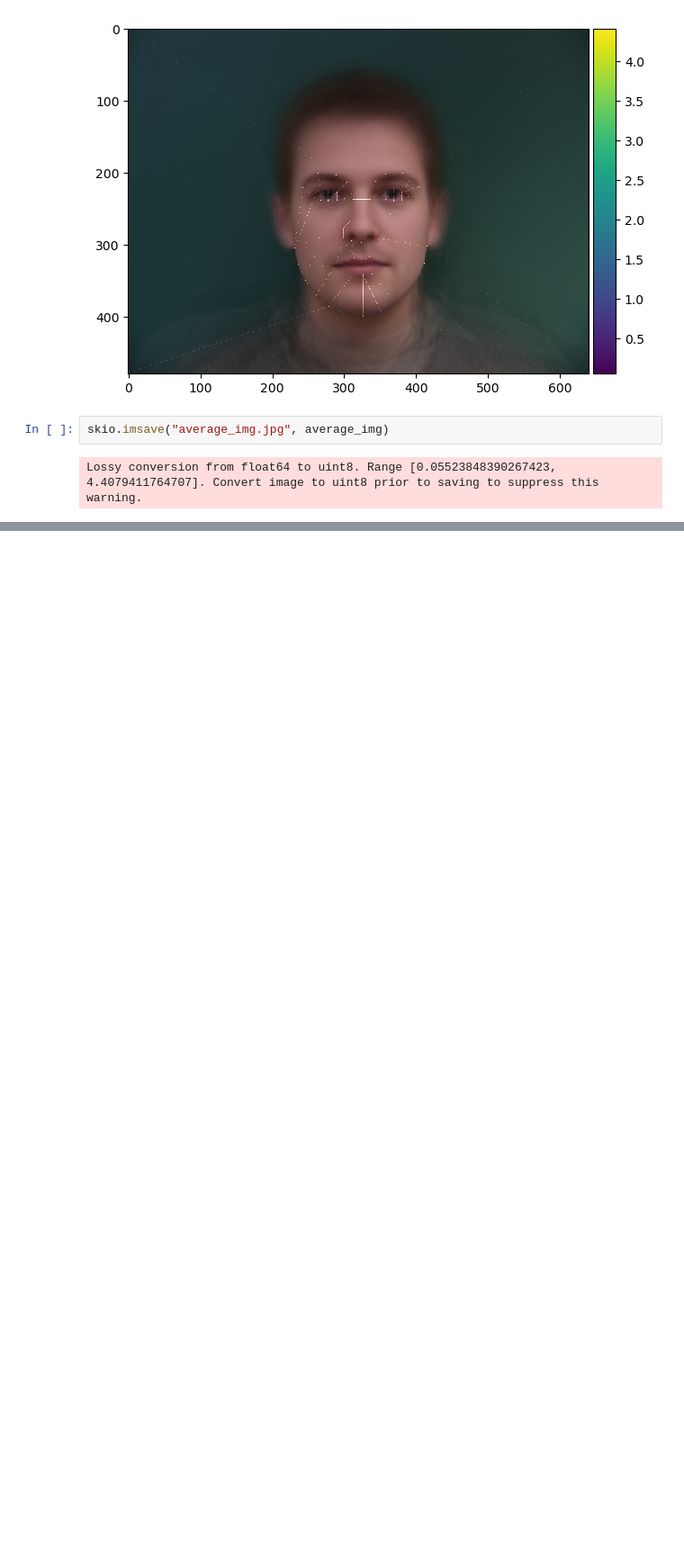
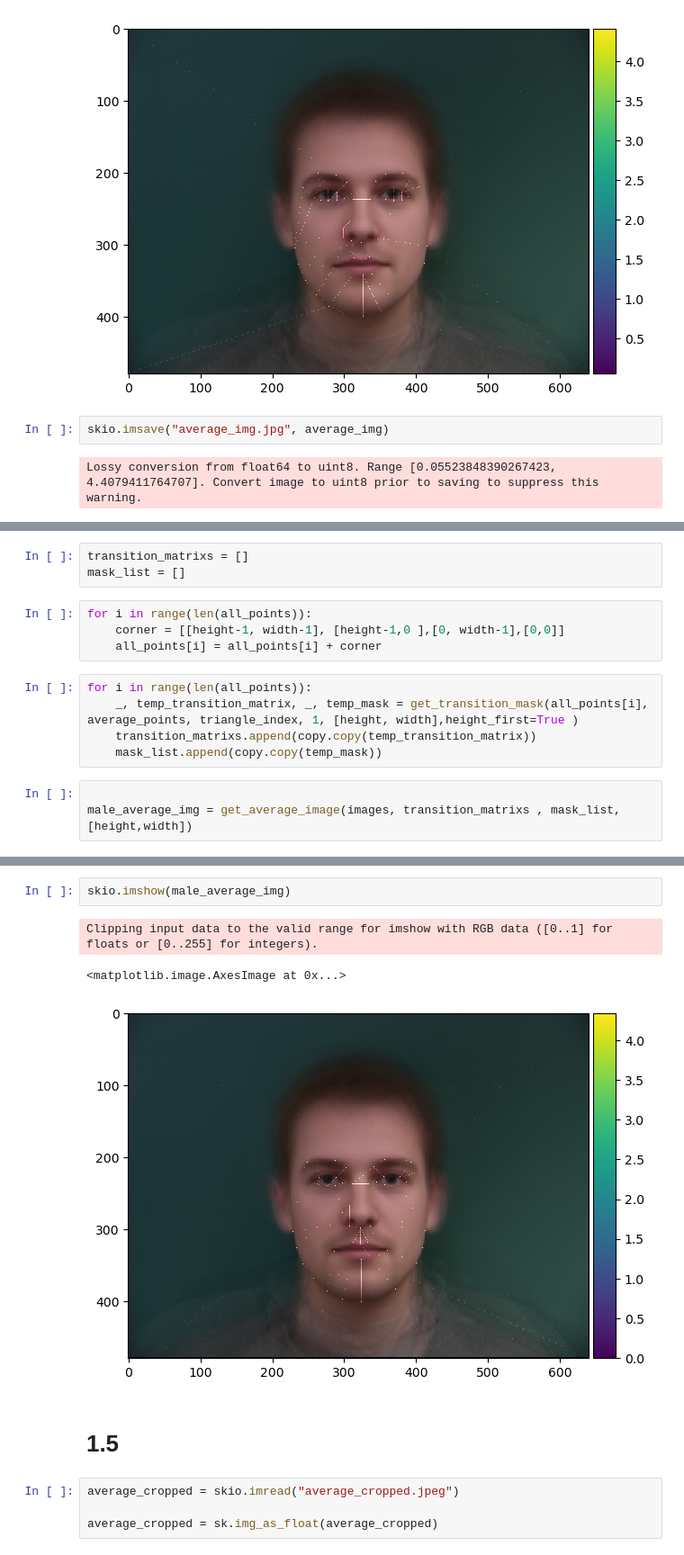
Before and after one commit to RichZhou1999/cs280_hw3, a Jupyter notebook: combine.ipynb, the cells around one changed output, grey strips where cells are left out. Shown at 90% size. Saved outputs shown, nothing was run; the diff lists cells and outputs as text; blank space fills up the shorter version.

```diff
--- a/combine.ipynb
+++ b/combine.ipynb
@@ -374,0 +415,15 @@ Lossy conversion from float64 to uint8. Range [0.05523848390267423, 4.4079411764
+# %%
+transition_matrixs = []
+mask_list = []
+# %%
+for i in range(len(all_points)):
+    corner = [[height-1, width-1], [height-1,0 ],[0, width-1],[0,0]]
+    all_points[i] = all_points[i] + corner
+# %%
+for i in range(len(all_points)):
+    _, temp_transition_matrix, _, temp_mask = get_transition_mask(all_points[i], average_points, triangle_index, 1, [height, width],height_first=True )
+    transition_matrixs.append(copy.copy(temp_transition_matrix))
+    mask_list.append(copy.copy(temp_mask))
+# %%
+
+male_average_img = get_average_image(images, transition_matrixs , mask_list, [height,width])
@@ -374,0 +453,12 @@ Lossy conversion from float64 to uint8. Range [0.05523848390267423, 4.4079411764
+# %%
+skio.imshow(male_average_img)
+# %% [output]
+Clipping input data to the valid range for imshow with RGB data ([0..1] for floats or [0..255] for integers).
+<matplotlib.image.AxesImage at 0x...>
+[figure, added]
+# %% [markdown]
+# 1.5
+# %%
+average_cropped = skio.imread("average_cropped.jpeg")
+
+average_cropped = sk.img_as_float(average_cropped)
```
Also changed, not shown: parts of 11 cells of this notebook, 4 other files.
